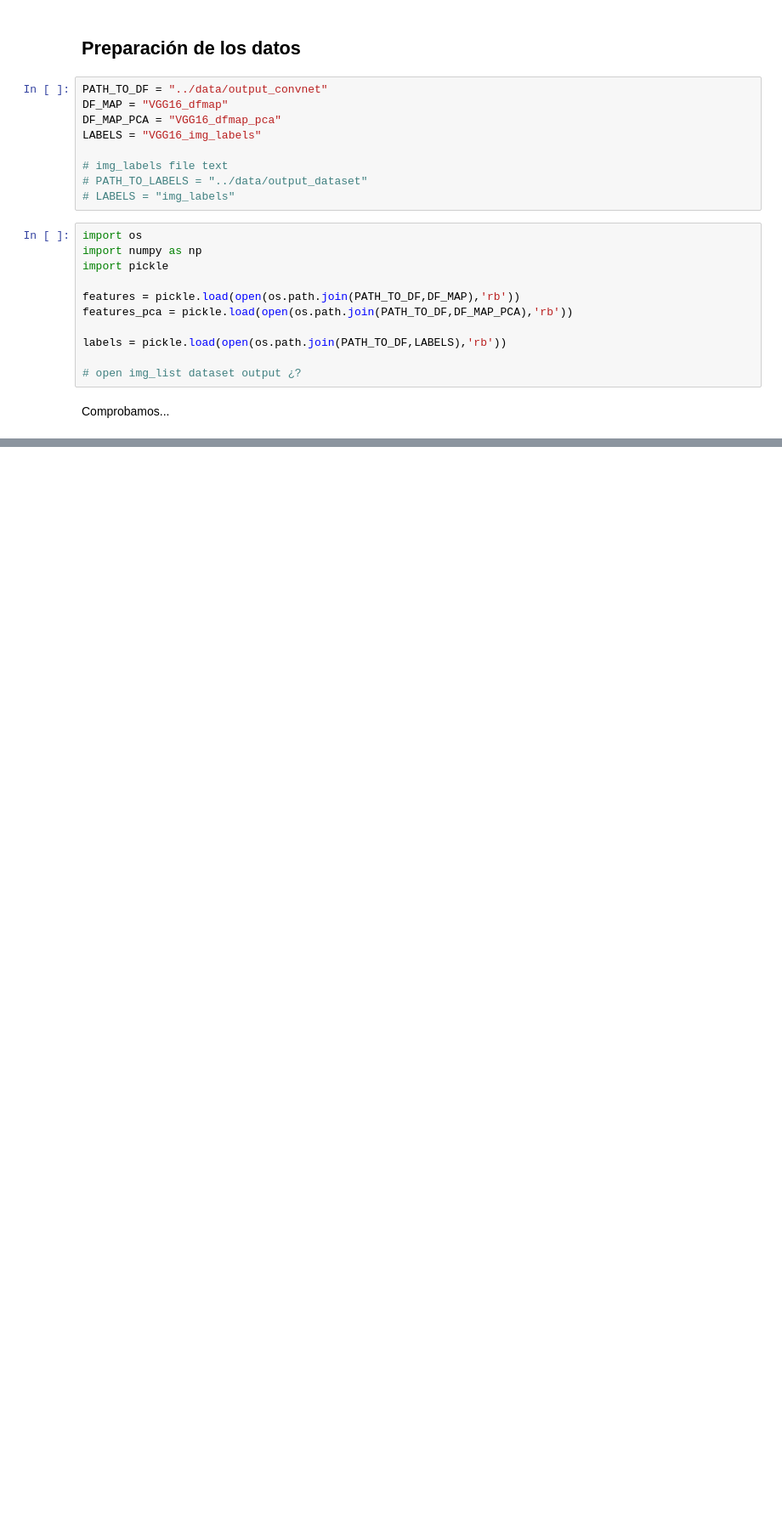
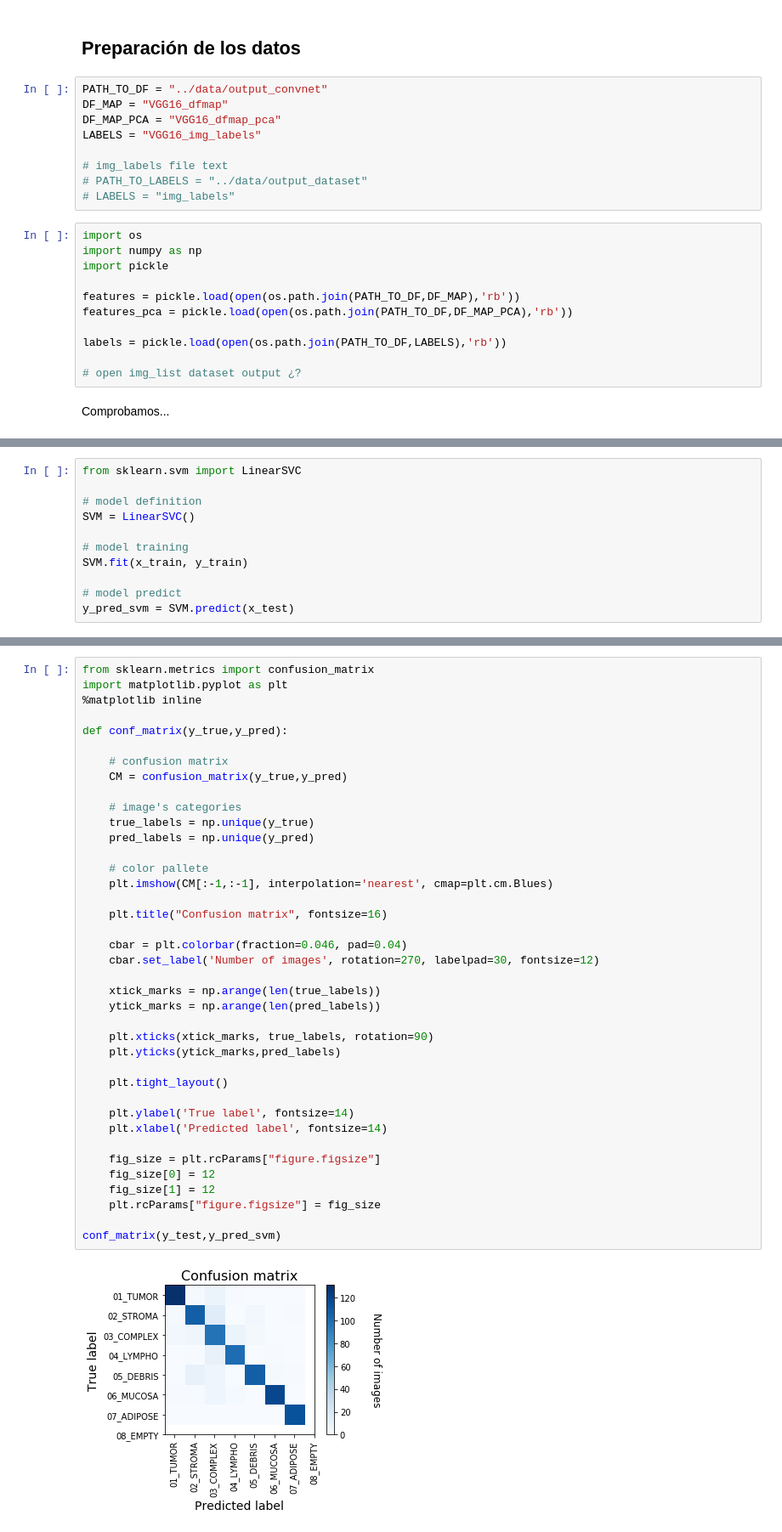
Before and after one commit to birajaghoshal/TFM, a Jupyter notebook: convnet/VGG16_dfmap_classification.ipynb, the cells around one changed output, grey strips where cells are left out. Shown: that part at 85% size. Saved outputs shown, nothing was run; the diff lists cells and outputs as text; blank space fills up the shorter version.

```diff
--- a/convnet/VGG16_dfmap_classification.ipynb
+++ b/convnet/VGG16_dfmap_classification.ipynb
@@ -56,0 +126,11 @@ labels_arr = np.array(labels)
+# %%
+from sklearn.svm import LinearSVC
+
+# model definition
+SVM = LinearSVC()
+
+# model training
+SVM.fit(x_train, y_train)
+
+# model predict
+y_pred_svm = SVM.predict(x_test)
@@ -56,0 +139,41 @@ labels_arr = np.array(labels)
+# %%
+from sklearn.metrics import confusion_matrix
+import matplotlib.pyplot as plt
+%matplotlib inline
+
+def conf_matrix(y_true,y_pred):
+
+    # confusion matrix
+    CM = confusion_matrix(y_true,y_pred)
+
+    # image's categories
+    true_labels = np.unique(y_true)
+    pred_labels = np.unique(y_pred)
+
+    # color pallete
+    plt.imshow(CM[:-1,:-1], interpolation='nearest', cmap=plt.cm.Blues)
+
+    plt.title("Confusion matrix", fontsize=16)
+
+    cbar = plt.colorbar(fraction=0.046, pad=0.04)
+    cbar.set_label('Number of images', rotation=270, labelpad=30, fontsize=12)
+
+    xtick_marks = np.arange(len(true_labels))
+    ytick_marks = np.arange(len(pred_labels))
+
+    plt.xticks(xtick_marks, true_labels, rotation=90)
+    plt.yticks(ytick_marks,pred_labels)
+
+    plt.tight_layout()
+
+    plt.ylabel('True label', fontsize=14)
+    plt.xlabel('Predicted label', fontsize=14)
+
+    fig_size = plt.rcParams["figure.figsize"]
+    fig_size[0] = 12
+    fig_size[1] = 12
+    plt.rcParams["figure.figsize"] = fig_size
+
+conf_matrix(y_test,y_pred_svm)
+# %% [output]
+[figure, added]
```
Also changed, not shown: parts of 47 cells of this notebook, 1 other file.
